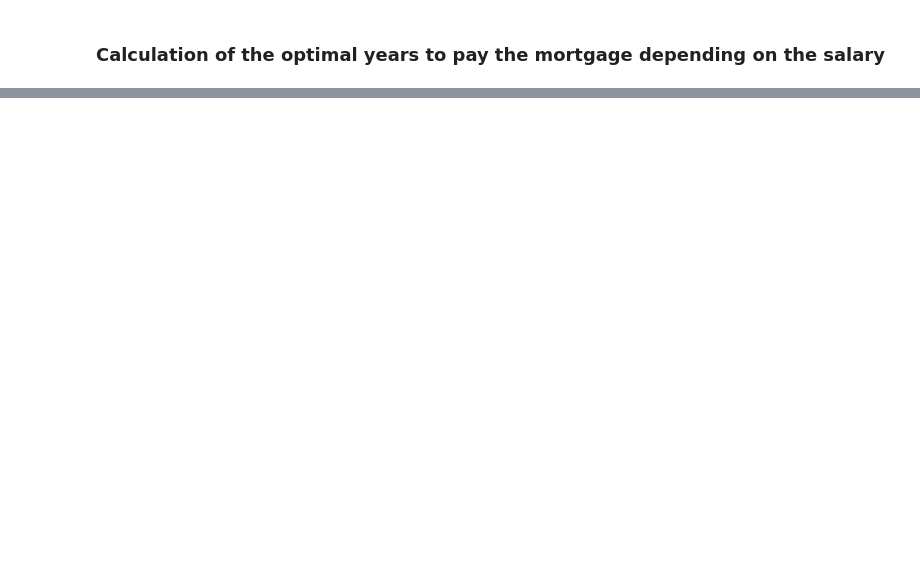
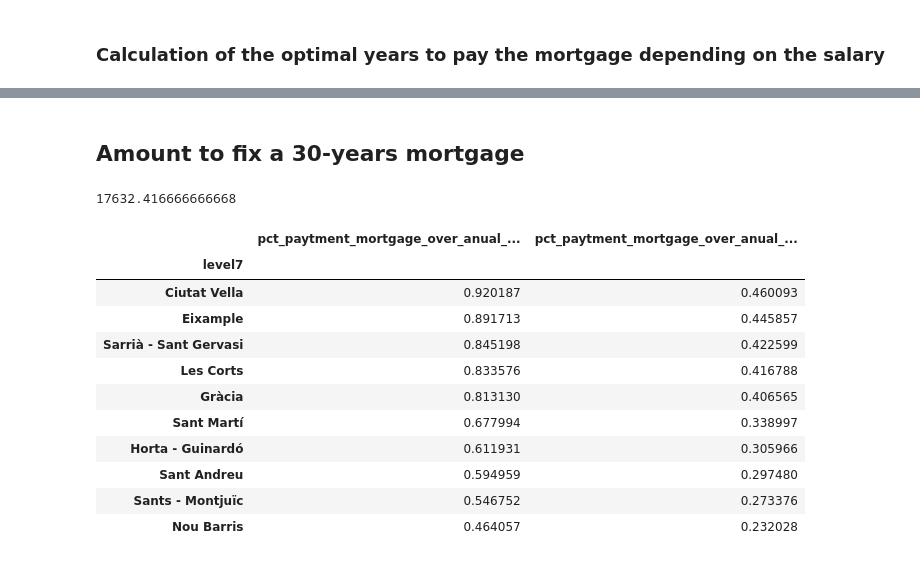
Before and after one commit to joseprs/FlatsHousesStudyBCN, a Jupyter notebook: analysis_salary.ipynb, the cells around one changed output, grey strips where cells are left out. Saved outputs shown, nothing was run; the diff lists cells and outputs as text; code cells hidden in the pictures; blank space fills up the shorter version.

```diff
--- a/analysis_salary.ipynb
+++ b/analysis_salary.ipynb
@@ -271,0 +322,2 @@ Minimum years to pay = 31
+# %%
+years_per_hood = df[["level8","years_mortgage","years_mortgage_couple"]].groupby("level8").mean().reset_index()
@@ -271,0 +355,19 @@ Minimum years to pay = 31
+# %%
+import branca.colormap as cm
+
+min_value = years_per_hood_geo['years_mortgage_couple'].min()
+max_value = years_per_hood_geo['years_mortgage_couple'].max()
+
+m = folium.Map([41.3851, 2.1734], zoom_start=12, tiles="cartodbpositron")
+colormap = cm.LinearColormap(['green', 'yellow', 'red'], vmin=min_value, vmax=max_value)
+
+
+for index, row in years_per_hood_geo.iterrows():
+    color = colormap(row["years_mortgage_couple"])
+    polygon = folium.GeoJson(row["geometry"],
+                              style_function=lambda x, color=color: {'fillColor': color, 'color': color, 'weight': 1, 'fillOpacity': 0.7})
+    polygon.add_child(folium.Popup(row["level8"]))
+
+    m.add_child(polygon)
+colormap.caption = 'Years to pay the Mortgage being a couple'
+m.add_child(colormap)
@@ -271,0 +376,33 @@ Minimum years to pay = 31
+# %% [markdown]
+## Amount to fix a 30-years mortgage
+# %%
+def get_mortgage_payment_year(initial_imp, n_years, interest_rate):
+    imp = initial_imp + (initial_imp*0.105) - (initial_imp*0.2)
+    total_taxes = (n_years/2)*((imp*interest_rate)+(imp_year*interest_rate))
+    total_payment = imp + total_taxes
+    payment_per_year = total_payment / n_years
+    return payment_per_year
+
+get_mortgage_payment_year(400000, 30, 0.03)
+# %% [output]
+17632.416666666668
+# %%
+df["mortgage_payment_per_year_30"] = df.apply(lambda row: pd.Series(get_mortgage_payment_year(row["value"], 30, 0.03)), axis=1)
+df["pct_paytment_mortgage_over_anual_salary"] = df["mortgage_payment_per_year_30"]/df["salary_net_children"]
+df["pct_paytment_mortgage_over_anual_salary_couple"] = (df["mortgage_payment_per_year_30"]/2)/df["salary_net_children"]
+# %%
+yearly_payment_per_hood = df[["level8","pct_paytment_mortgage_over_anual_salary"]].groupby("level8").mean().reset_index()
+df[["level7","pct_paytment_mortgage_over_anual_salary", "pct_paytment_mortgage_over_anual_salary_couple"]].groupby("level7").mean().sort_values("pct_paytment_mortgage_over_anual_salary", ascending=False)
+# %% [output]
+|  | pct_paytment_mortgage_over_anual_... | pct_paytment_mortgage_over_anual_... |
+| level7 |  |  |
+| Ciutat Vella | 0.920187 | 0.460093 |
+| Eixample | 0.891713 | 0.445857 |
+| Sarrià - Sant Gervasi | 0.845198 | 0.422599 |
+| Les Corts | 0.833576 | 0.416788 |
+| Gràcia | 0.813130 | 0.406565 |
+| Sant Martí | 0.677994 | 0.338997 |
+| Horta - Guinardó | 0.611931 | 0.305966 |
+| Sant Andreu | 0.594959 | 0.297480 |
+| Sants - Montjuïc | 0.546752 | 0.273376 |
+| Nou Barris | 0.464057 | 0.232028 |
```
Also changed, not shown: parts of 21 cells of this notebook.
